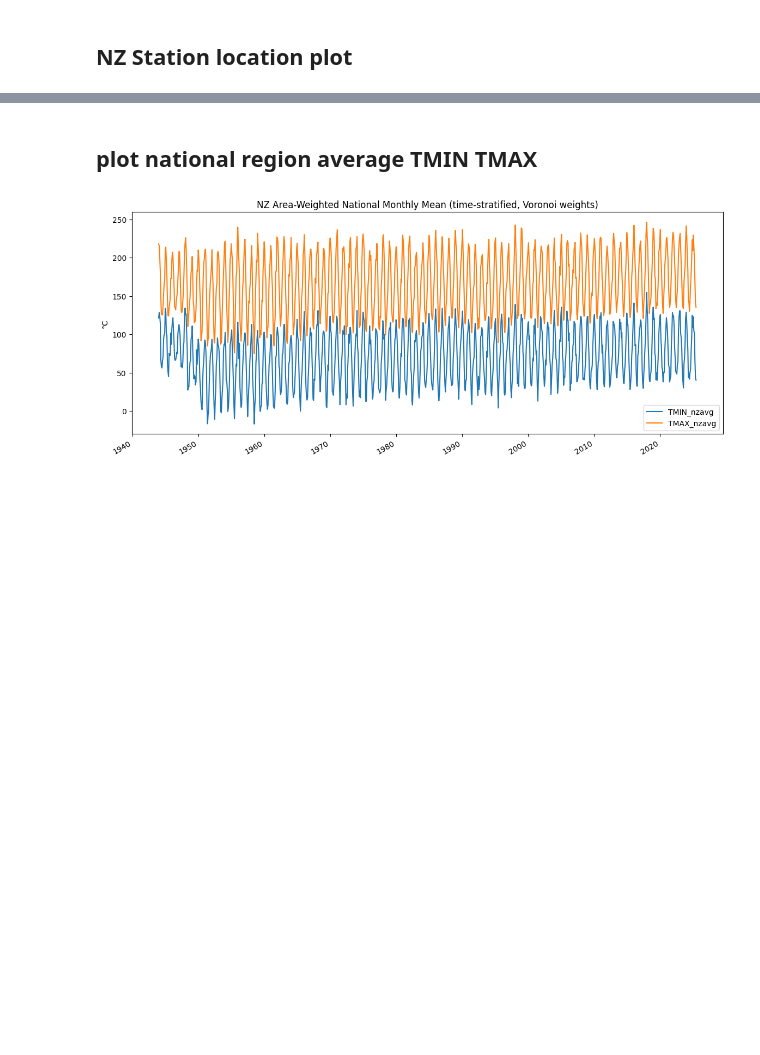
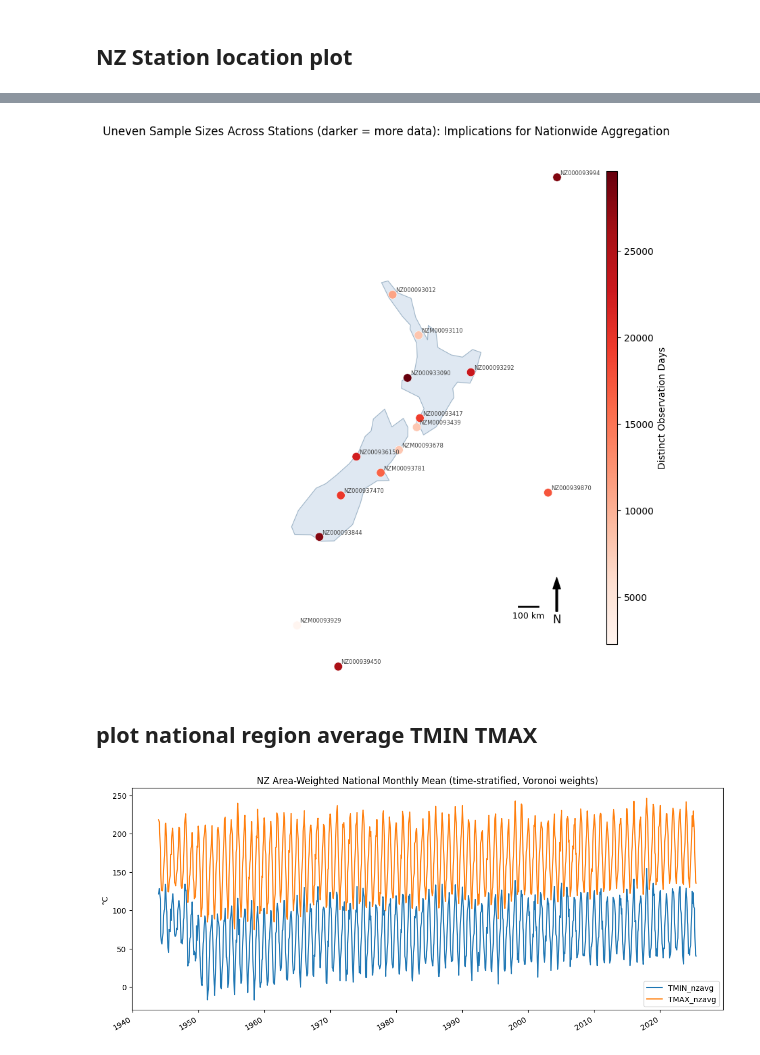
Before and after one commit to 6V836sX/DATA420A1, a Jupyter notebook: Assignment1/Visualizations.ipynb, the cells around one changed output, grey strips where cells are left out. Drawn from its saved outputs; the diff is of its cells as text; code cells hidden in the pictures; blank space fills up the shorter version.

```diff
--- a/Assignment1/Visualizations.ipynb
+++ b/Assignment1/Visualizations.ipynb
@@ -1131,3 +1027,91 @@ plt.show()
+# %%
+# ------------------------------------------------------------
+# 6) Plotting (darker = more data → use 'Reds' colormap)
+# ------------------------------------------------------------
+fig, ax = plt.subplots(figsize=(8, 10))
+
+# 6a) Base map
+nz_poly.plot(ax=ax, facecolor="#dfe8f2", edgecolor="#9fb5c8", linewidth=0.8, zorder=0)
+
+# 6b) Station points (color by obs_count)
+vals = gdf_pts_nztm["obs_count"].to_numpy(dtype=float)
+vmin = float(np.nanmin(vals))
+vmax = float(np.nanmax(vals)) if np.nanmax(vals) > 0 else 1.0
+
+gdf_pts_nztm.plot(
+    ax=ax,
+    column="obs_count",
+    cmap="Reds",  # darker = more data
+    markersize=80,
+    linewidth=0.4,
+    edgecolor="white",
+    legend=False,
+    vmin=vmin,
+    vmax=vmax,
+    zorder=1,
+)
+
+# 6c) Station labels
+for _, r in gdf_pts_nztm.iterrows():
+    if r.geometry is not None:
+        ax.annotate(
+            r["ID"],
+            xy=(r.geometry.x, r.geometry.y),
+            xytext=(3, 3),
+            textcoords="offset points",
+            fontsize=6,
+            color="#404040",
+        )
+
+# 6d) Map extent & title
+minx, miny, maxx, maxy = nz_poly.total_bounds
+pad_x = (maxx - minx) * 0.5
+pad_y = (maxy - miny) * 0.5
+ax.set_xlim(minx - pad_x, maxx + pad_x)
+ax.set_ylim(miny - pad_y, maxy + pad_y)
+ax.set_axis_off()
+
+ax.set_title(
+    "Uneven Sample Sizes Across Stations (darker = more data): Implications for Nationwide Aggregation",
+    fontsize=12,
+)
+
+# 6e) Standalone colorbar (right side)
+cax = fig.add_axes([0.92, 0.15, 0.02, 0.7])
+sm = plt.cm.ScalarMappable(cmap="Reds", norm=plt.Normalize(vmin=vmin, vmax=vmax))
+sm._A = []
+cbar = fig.colorbar(sm, cax=cax)
+cbar.set_label("Distinct Observation Days", fontsize=10)
+
+
+# === Add North Arrow ===
+x, y, arrow_length = 0.95, 0.1, 0.08
+ax.annotate('N', xy=(x, y + arrow_length), xytext=(x, y),
+            xycoords='axes fraction', ha='center', va='center',
+            fontsize=12, arrowprops=dict(facecolor='black', width=2, headwidth=8))
+
+# === Add Scale Bar ===
+scalebar_length = 100000  # 100 km
+scalebar_x = minx + (maxx - minx) * 1.2
+scalebar_y = miny - (maxy - miny) * 0.25
+ax.plot([scalebar_x, scalebar_x + scalebar_length], [scalebar_y, scalebar_y],
+        color="black", linewidth=2)
+ax.text(scalebar_x + scalebar_length / 2, scalebar_y - (maxy - miny) * 0.02,
+        "100 km", ha="center", va="top", fontsize=9)
+
+
+plt.savefig(
+    "./supplementary/Uneven Sample Sizes Across Stations.png",
+    dpi=300,
+    bbox_inches="tight",
+)
+
+
+
+
+plt.show()
+# %% [output]
+[figure, added]
 # %% [markdown]
 ## plot national region average TMIN TMAX
 # %%
```
Also changed, not shown: parts of 56 cells of this notebook.
